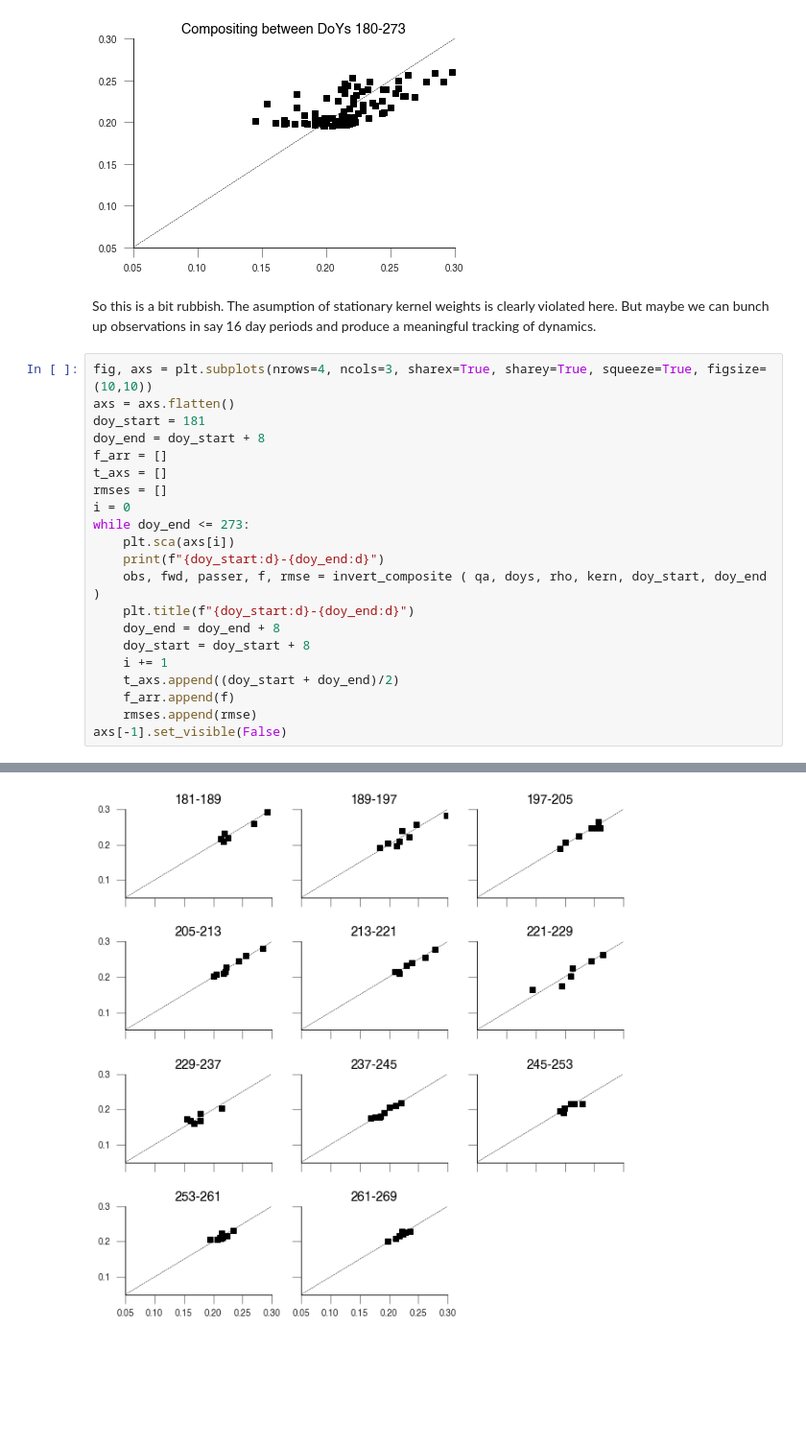
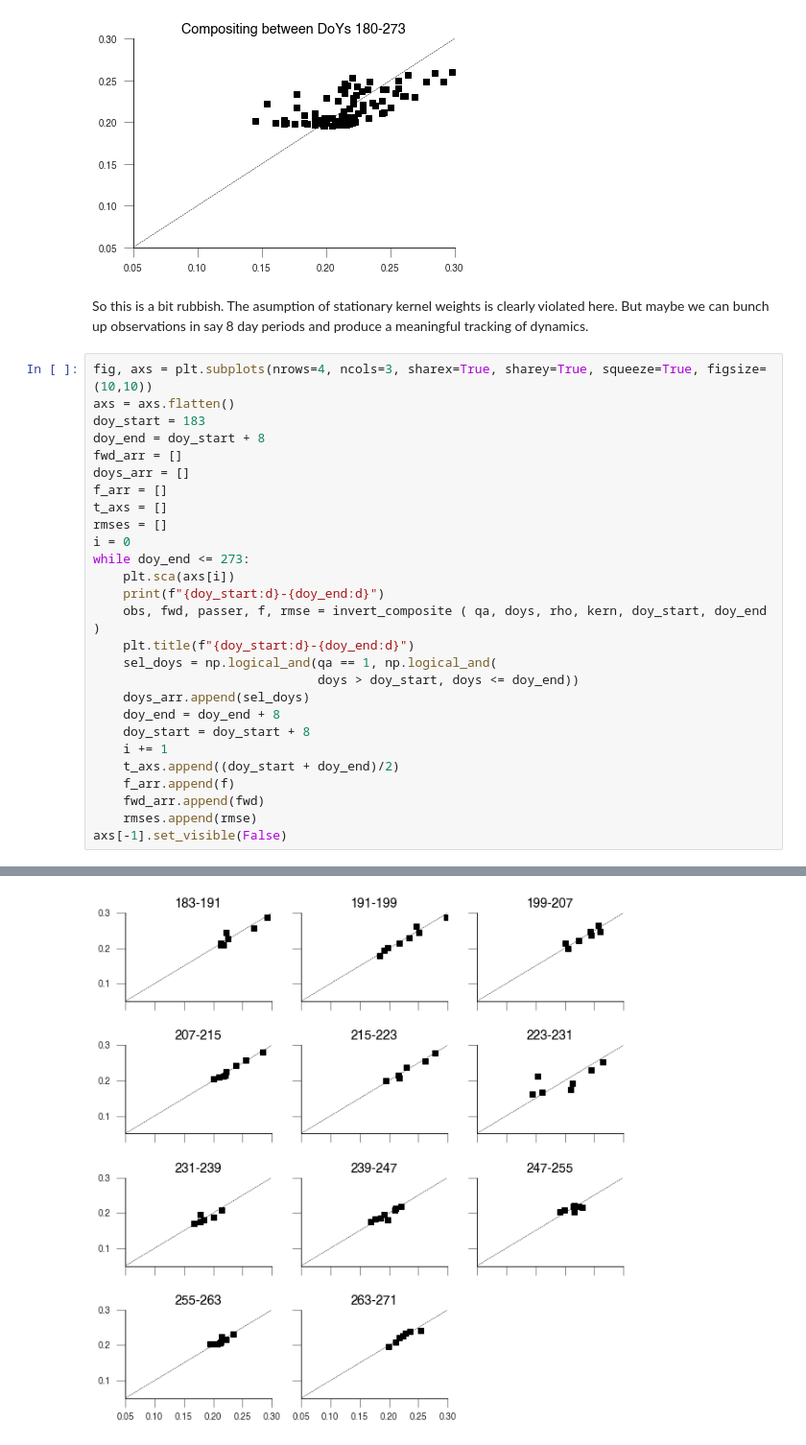
Before and after one commit to jgomezdans/BRDF_modelling, a Jupyter notebook: FunWithBRDF.ipynb, the cells around one changed output, grey strips where cells are left out. Shown at 96% size. Cells and saved outputs as stored; diff of their text form; blank space fills up the shorter version.

```diff
--- a/FunWithBRDF.ipynb
+++ b/FunWithBRDF.ipynb
@@ -208,12 +202,14 @@ LiThick                 =>            0.017489
 R2: 0.637027
 [figure]
 # %% [markdown]
-So this is a bit rubbish. The asumption of stationary kernel weights is clearly violated here. But maybe we can bunch up observations in say 16 day periods and produce a meaningful tracking of dynamics.
+So this is a bit rubbish. The asumption of stationary kernel weights is clearly violated here. But maybe we can bunch up observations in say 8 day periods and produce a meaningful tracking of dynamics.
 # %%
 fig, axs = plt.subplots(nrows=4, ncols=3, sharex=True, sharey=True, squeeze=True, figsize=(10,10))
 axs = axs.flatten()
-doy_start = 181
+doy_start = 183
 doy_end = doy_start + 8
+fwd_arr = []
+doys_arr = []
 f_arr = []
 t_axs = []
 rmses = []
@@ -223,11 +219,15 @@ while doy_end <= 273:
     print(f"{doy_start:d}-{doy_end:d}")
     obs, fwd, passer, f, rmse = invert_composite ( qa, doys, rho, kern, doy_start, doy_end )
     plt.title(f"{doy_start:d}-{doy_end:d}")
+    sel_doys = np.logical_and(qa == 1, np.logical_and(
+                              doys > doy_start, doys <= doy_end))
+    doys_arr.append(sel_doys)
     doy_end = doy_end + 8
     doy_start = doy_start + 8
     i += 1
     t_axs.append((doy_start + doy_end)/2)
     f_arr.append(f)
+    fwd_arr.append(fwd)
     rmses.append(rmse)
 axs[-1].set_visible(False)
 # %% [output]
@@ -251 +251 @@ R2: 0.912207
-[figure, old version]
+[figure, new version]
```
Also changed, not shown: parts of 22 cells of this notebook, 3 other files.
